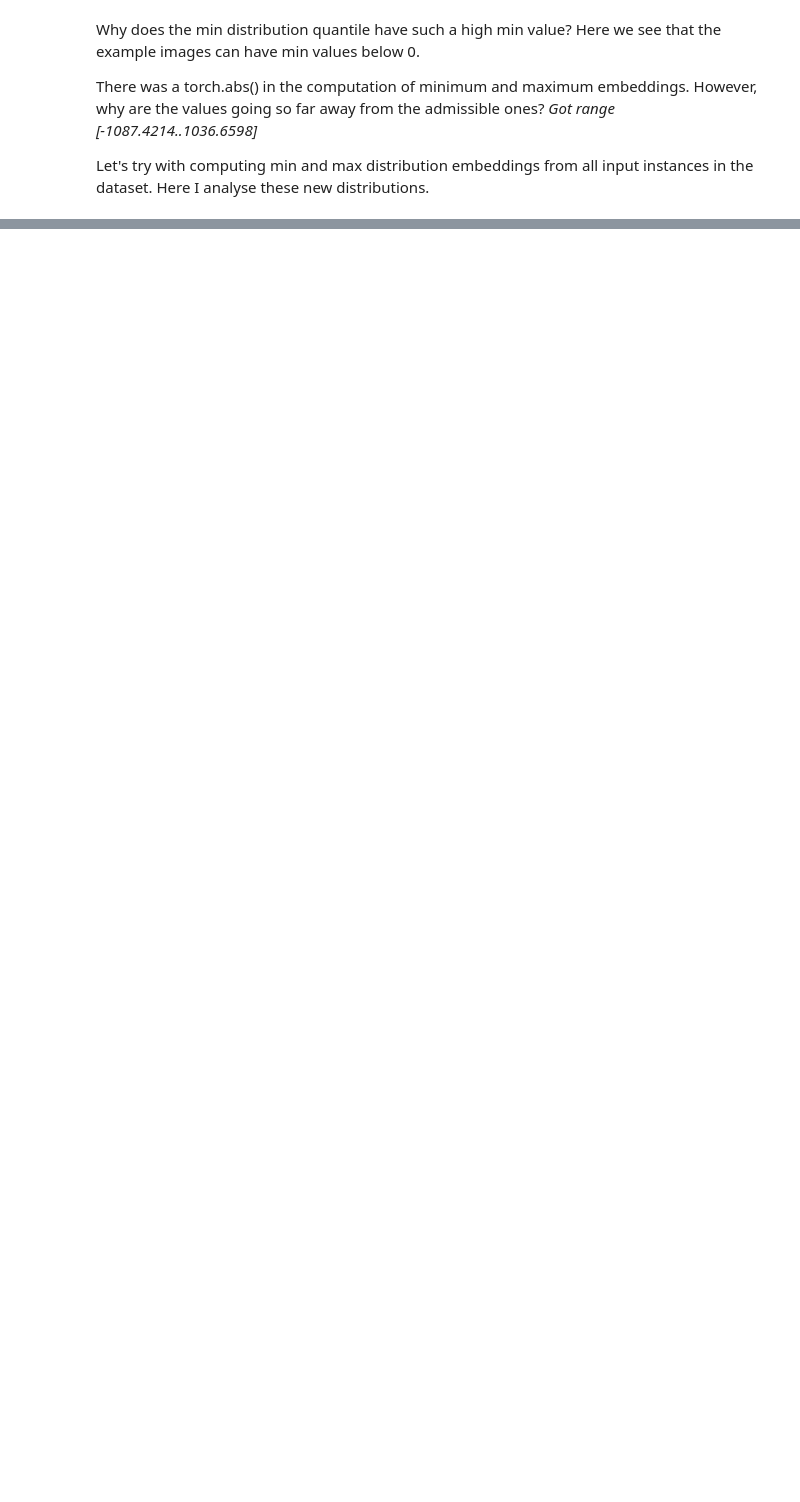
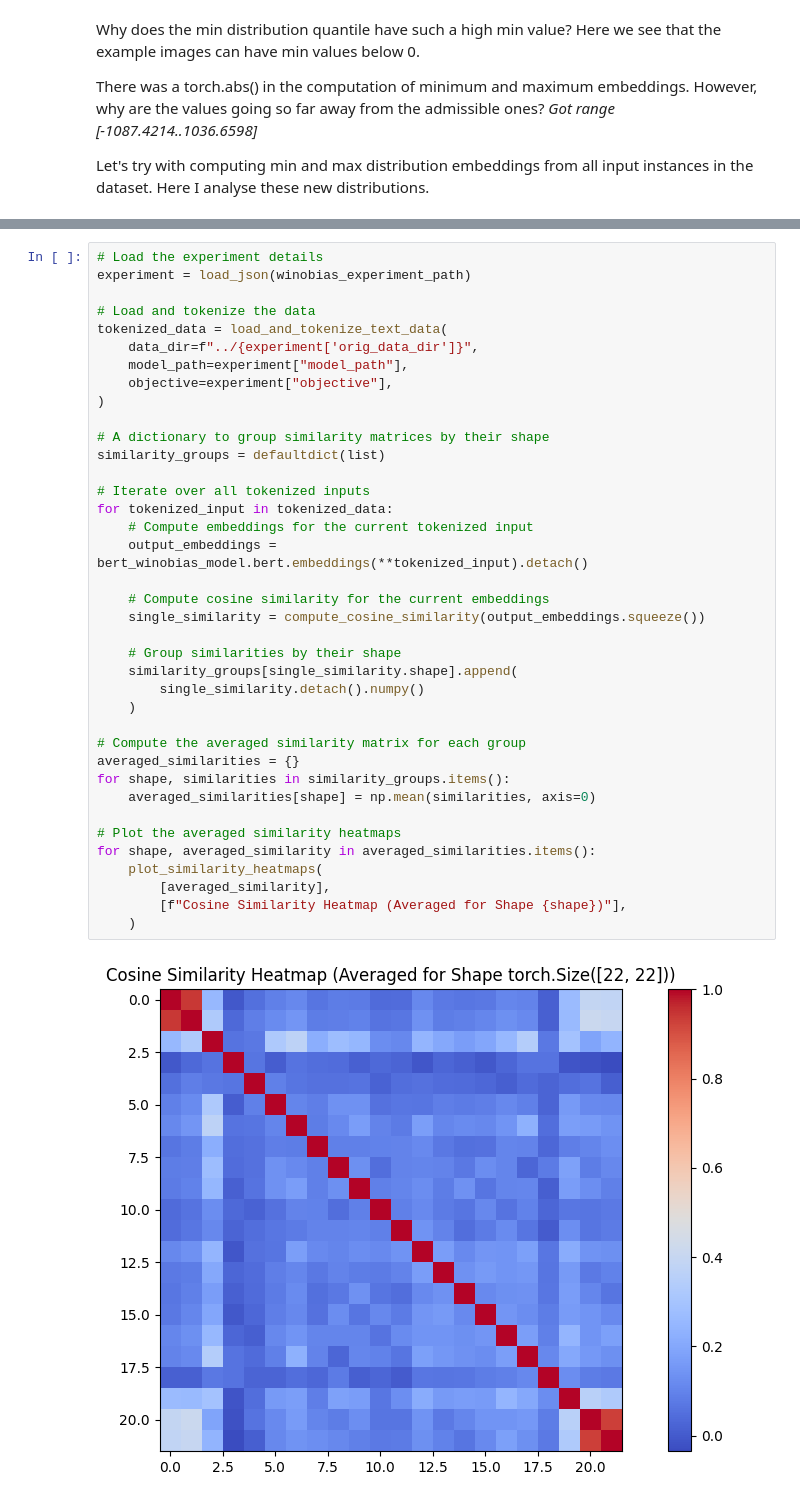
Before and after one commit to alessiomarta/transformers_equivalence_classes, a Jupyter notebook: notebooks/psychedelic_vit.ipynb, the cells around one changed output, grey strips where cells are left out. Drawn from its saved outputs; the diff is of its cells as text; blank space fills up the shorter version.

Commit message:
analysing vit output

```diff
--- a/notebooks/psychedelic_vit.ipynb
+++ b/notebooks/psychedelic_vit.ipynb
@@ -331,0 +587,40 @@ Using the maximum padding slows the experiment by a lot, but it is the most accu
+# %%
+# Load the experiment details
+experiment = load_json(winobias_experiment_path)
+
+# Load and tokenize the data
+tokenized_data = load_and_tokenize_text_data(
+    data_dir=f"../{experiment['orig_data_dir']}",
+    model_path=experiment["model_path"],
+    objective=experiment["objective"],
+)
+
+# A dictionary to group similarity matrices by their shape
+similarity_groups = defaultdict(list)
+
+# Iterate over all tokenized inputs
+for tokenized_input in tokenized_data:
+    # Compute embeddings for the current tokenized input
+    output_embeddings = bert_winobias_model.bert.embeddings(**tokenized_input).detach()
+
+    # Compute cosine similarity for the current embeddings
+    single_similarity = compute_cosine_similarity(output_embeddings.squeeze())
+
+    # Group similarities by their shape
+    similarity_groups[single_similarity.shape].append(
+        single_similarity.detach().numpy()
+    )
+
+# Compute the averaged similarity matrix for each group
+averaged_similarities = {}
+for shape, similarities in similarity_groups.items():
+    averaged_similarities[shape] = np.mean(similarities, axis=0)
+
+# Plot the averaged similarity heatmaps
+for shape, averaged_similarity in averaged_similarities.items():
+    plot_similarity_heatmaps(
+        [averaged_similarity],
+        [f"Cosine Similarity Heatmap (Averaged for Shape {shape})"],
+    )
+# %% [output]
+[figure, added]
```
Also changed, not shown: parts of 22 cells of this notebook, 1 other file.
